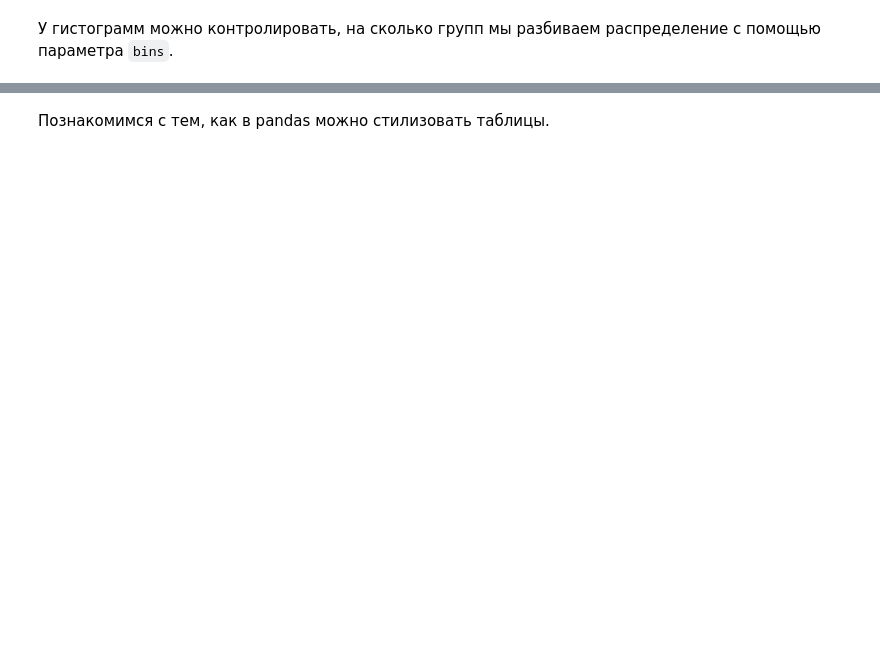
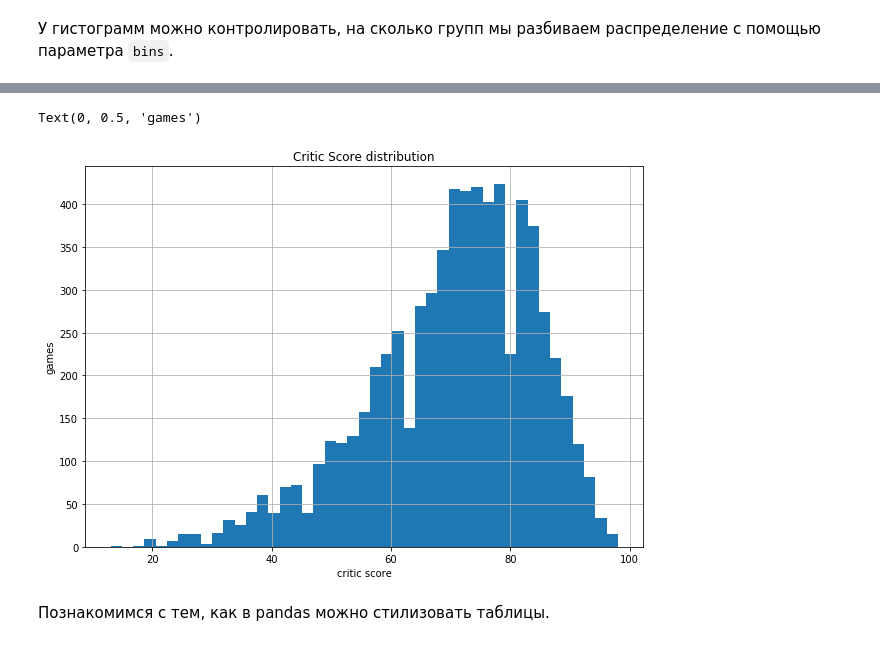
Before and after one commit to irinagupta/Data_Science_Netology, a Jupyter notebook: 1-Python/16-Библиотека Matplotlib & Seaborn. Визуализация данных/PYDA-viz.ipynb, the cells around one changed output, grey strips where cells are left out. Cells and saved outputs as stored; diff of their text form; code cells hidden in the pictures; blank space fills up the shorter version.

```diff
--- a/1-Python/16-Библиотека Matplotlib & Seaborn. Визуализация данных/PYDA-viz.ipynb
+++ b/1-Python/16-Библиотека Matplotlib & Seaborn. Визуализация данных/PYDA-viz.ipynb
@@ -145,3 +263,11 @@ ax.set_ylabel('games')
+# %%
+ax = df.Critic_Score.hist(bins=45)
+ax.set_title('Critic Score distribution')
+ax.set_xlabel('critic score')
+ax.set_ylabel('games')
+# %% [output]
+Text(0, 0.5, 'games')
+[figure, added]
 # %% [markdown]
 Познакомимся с тем, как в pandas можно стилизовать таблицы.
 # %%
```
Also changed, not shown: parts of 54 cells of this notebook, 1 other file.
